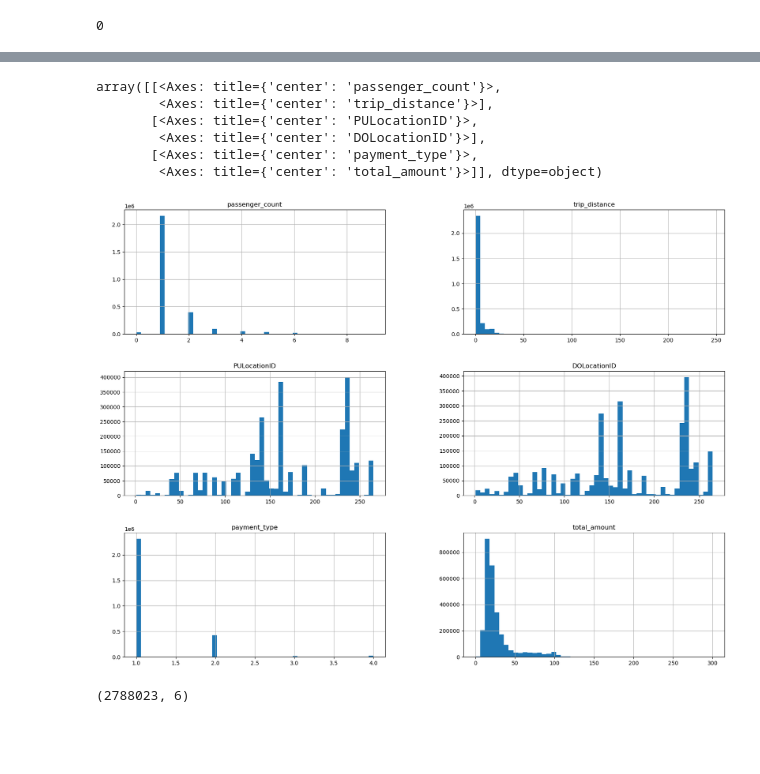
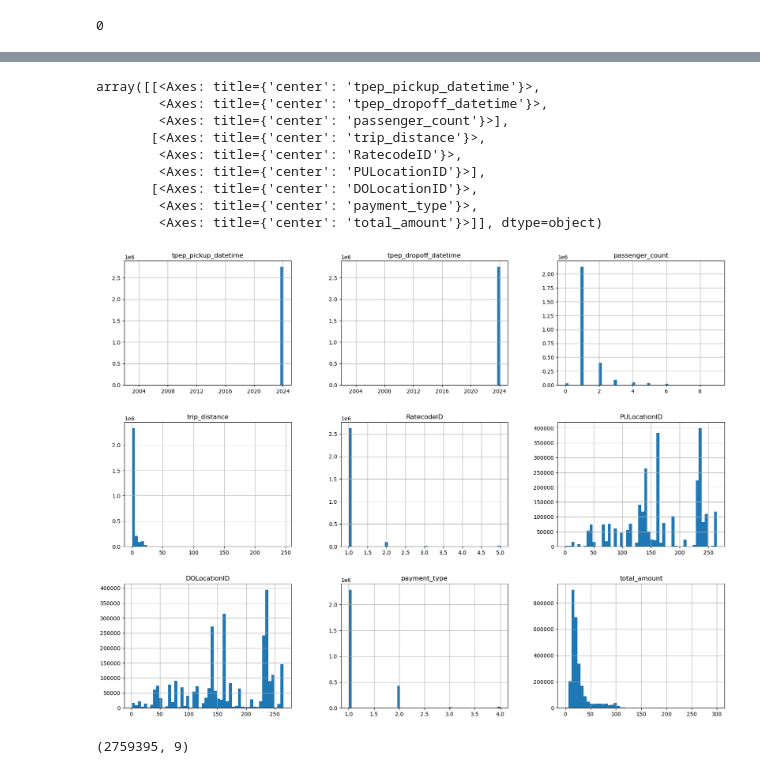
Before and after one commit to danielcamacho9712/Machine-Learning-Project, a Jupyter notebook: NY_yellow-taxis.ipynb, the cells around one changed output, grey strips where cells are left out. Saved outputs shown, nothing was run; the diff lists cells and outputs as text; code cells hidden in the pictures; blank space fills up the shorter version.

Commit message:
After data preparation

```diff
--- a/NY_yellow-taxis.ipynb
+++ b/NY_yellow-taxis.ipynb
@@ -27,6 +27,6 @@ Index(['VendorID', 'tpep_pickup_datetime', 'tpep_dropoff_datetime',
        'total_amount', 'congestion_surcharge', 'Airport_fee'],
       dtype='object')
 # %%
-taxi_data = taxi_data[['passenger_count', 'trip_distance', 'PULocationID', 'DOLocationID', 'payment_type',  'total_amount']]
+taxi_data = taxi_data[['tpep_pickup_datetime', 'tpep_dropoff_datetime',  'passenger_count', 'trip_distance', 'RatecodeID', 'PULocationID', 'DOLocationID', 'payment_type',  'total_amount']]
 taxi_data[taxi_data['passenger_count'].isna()].shape
 # %% [output]
@@ -57,15 +60,18 @@ array([[<Axes: title={'center': 'passenger_count'}>,
 # %%
-taxi_data = taxi_data[(taxi_data['trip_distance'] < 250) & (taxi_data['total_amount'] > 0) & (taxi_data['total_amount'] < 300)]
-taxi_data.hist(bins=50, figsize=(20,15))
+taxi_data_filtered = taxi_data[(taxi_data['trip_distance'] < 250) & (taxi_data['total_amount'] > 0) & (taxi_data['total_amount'] < 300) & (taxi_data['RatecodeID']<6)]
+taxi_data_filtered.hist(bins=50, figsize=(20,15))
 # %% [output]
-array([[<Axes: title={'center': 'passenger_count'}>,
-        <Axes: title={'center': 'trip_distance'}>],
-       [<Axes: title={'center': 'PULocationID'}>,
-        <Axes: title={'center': 'DOLocationID'}>],
-       [<Axes: title={'center': 'payment_type'}>,
+array([[<Axes: title={'center': 'tpep_pickup_datetime'}>,
+        <Axes: title={'center': 'tpep_dropoff_datetime'}>,
+        <Axes: title={'center': 'passenger_count'}>],
+       [<Axes: title={'center': 'trip_distance'}>,
+        <Axes: title={'center': 'RatecodeID'}>,
+        <Axes: title={'center': 'PULocationID'}>],
+       [<Axes: title={'center': 'DOLocationID'}>,
+        <Axes: title={'center': 'payment_type'}>,
         <Axes: title={'center': 'total_amount'}>]], dtype=object)
-[figure, old version]
+[figure, new version]
 # %%
-taxi_data.shape
+taxi_data_filtered.shape
 # %% [output]
-(2788023, 6)
+(2759395, 9)
```
Also changed, not shown: parts of 15 cells of this notebook.
